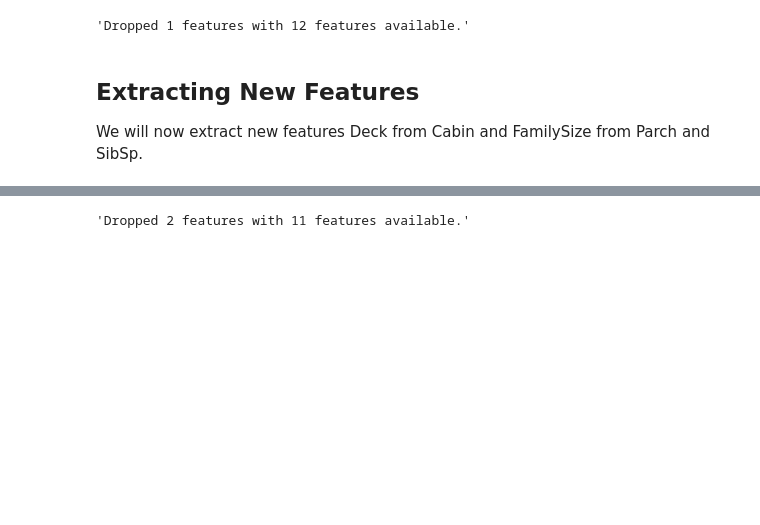
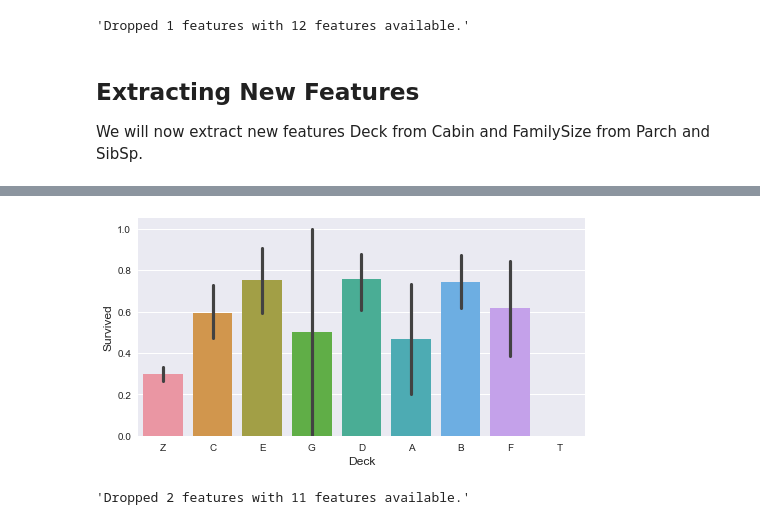
Before and after one commit to Speedml/notebooks, a Jupyter notebook: titanic/titanic-solution-using-speedml.ipynb, the cells around one changed output, grey strips where cells are left out. Saved outputs shown, nothing was run; the diff lists cells and outputs as text; code cells hidden in the pictures; blank space fills up the shorter version.

```diff
--- a/titanic/titanic-solution-using-speedml.ipynb
+++ b/titanic/titanic-solution-using-speedml.ipynb
@@ -179,3 +200,7 @@ sml.feature.add('FamilySize', 1)
+# %%
+sml.plot.bar('Deck', 'Survived')
+# %% [output]
+[figure, added]
 # %%
 sml.feature.drop(['Parch', 'SibSp'])
 # %% [output]
```
Also changed, not shown: parts of 18 cells of this notebook, 5 other files.
